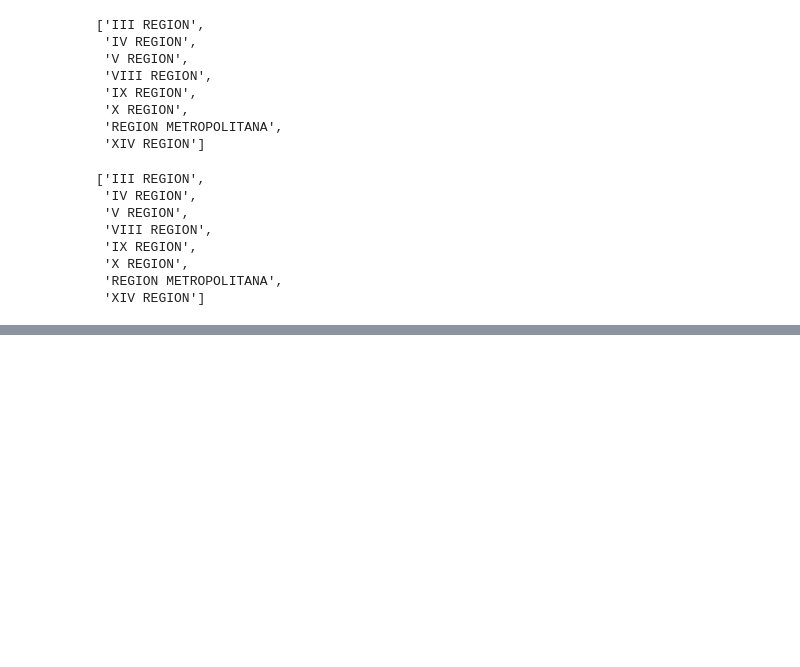
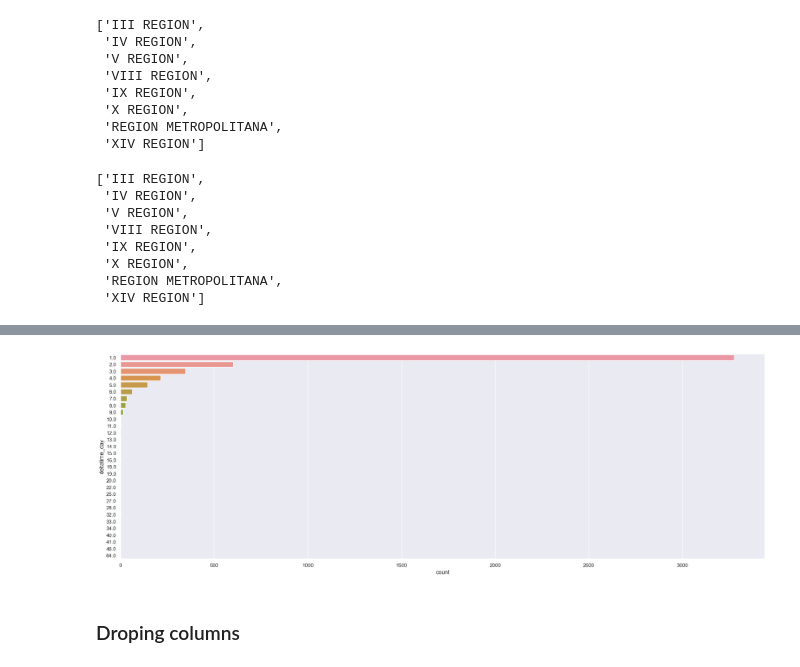
Before and after one commit to pedropablosilvaa/tesis_magister, a Jupyter notebook: notebooks/1_02_EDA_sernapesca_reporte_plantas.ipynb, the cells around one changed output, grey strips where cells are left out. Cells and saved outputs as stored; diff of their text form; code cells hidden in the pictures; blank space fills up the shorter version.

```diff
--- a/notebooks/1_02_EDA_sernapesca_reporte_plantas.ipynb
+++ b/notebooks/1_02_EDA_sernapesca_reporte_plantas.ipynb
@@ -242,0 +312,10 @@ count_clases(report_plantas_XR,'Tipo Bodega')
+# %%
+# Viendo si la columna fecha item es igual a la columna fecha ultimo proveedor
+list1 = report_plantas_XR['Fecha Item'].tolist()
+list2 = report_plantas_XR['Fecha Ult. Proveedor'].tolist()
+list1 == list2
+
+# Al parecer hay varios registros en los que se puede apreciar que la fecha item es
+# un dia menos que la fecha del ultimo proveedor, es decir los centros de cultivo mantienen
+# a los más un día su producto fuera del mar antes de venderlo, aun así existen algunos
+# registros donde se aprecia demoras de incluso 15 días entre cosecha y llegada a la planta.
@@ -242,0 +324,6 @@ count_clases(report_plantas_XR,'Tipo Bodega')
+# %%
+list_of_false = [element for element in range(len(list1)) if list1[element] != list2[element]]
+#(i  for i list1[i] != list2[i])
+reportes_atrasados = report_plantas_XR.loc[list_of_false]
+reportes_atrasados = reportes_atrasados[['Fecha Item', 'Fecha Ult. Proveedor']]
+reportes_atrasados
@@ -242,0 +344,3 @@ count_clases(report_plantas_XR,'Tipo Bodega')
+# %%
+reportes_atrasados['deltatime_day'] = (reportes_atrasados['Fecha Ult. Proveedor']-reportes_atrasados['Fecha Item']).astype('timedelta64[D]')
+reportes_atrasados
@@ -242,0 +361,6 @@ count_clases(report_plantas_XR,'Tipo Bodega')
+# %%
+count_clases(reportes_atrasados,'deltatime_day')
+# %% [output]
+[figure, added]
+# %% [markdown]
+### Droping columns
```
Also changed, not shown: parts of 20 cells of this notebook, 2 other files.
